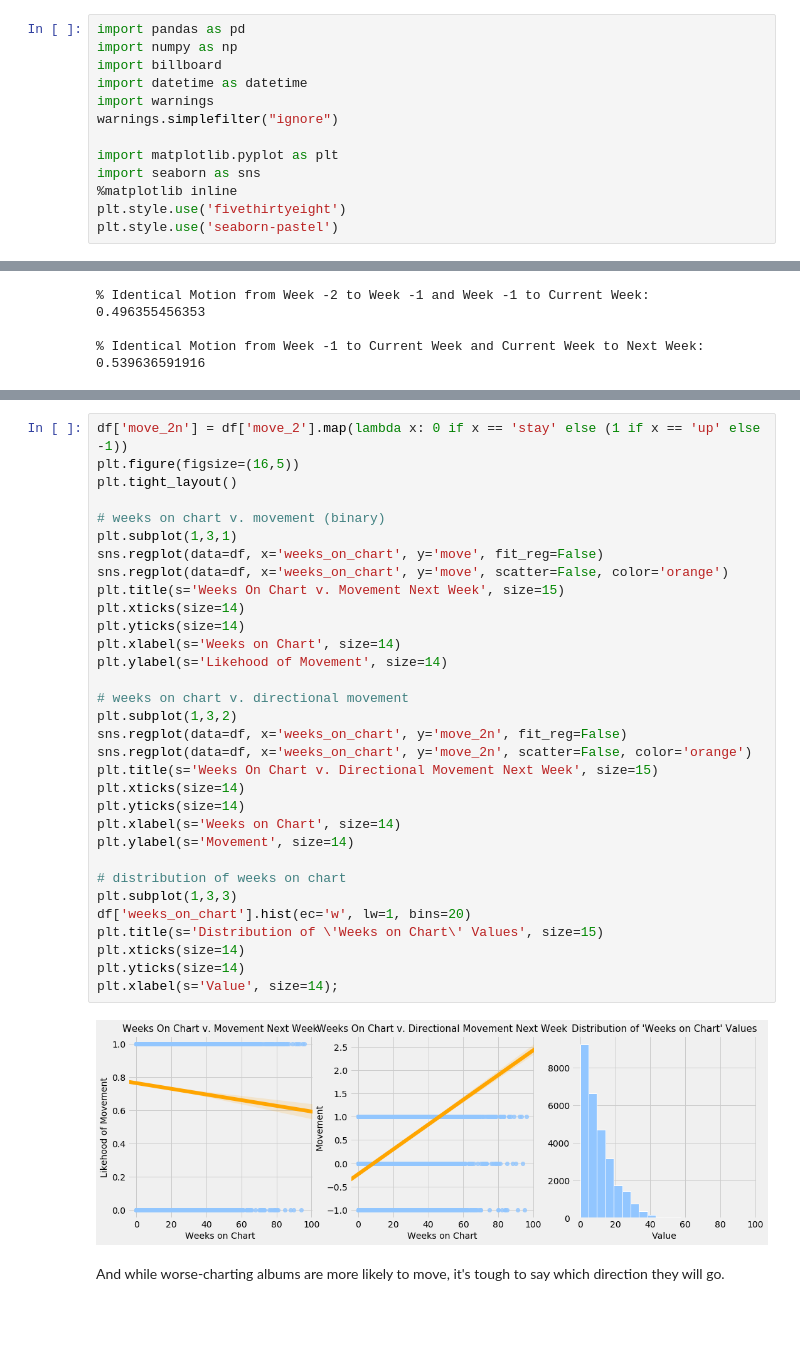
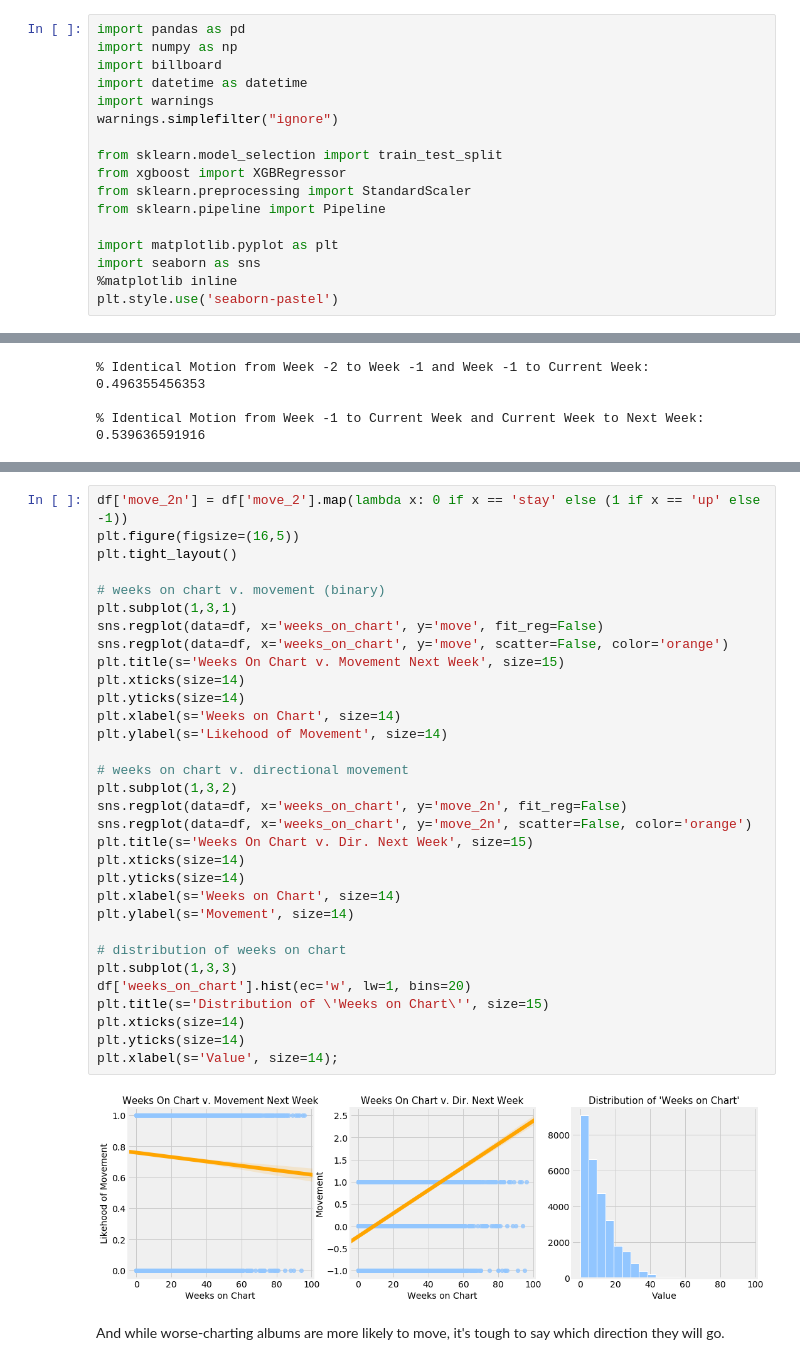
Before and after one commit to afriedman412/r-b_billboard_charts, a Jupyter notebook: bootsy_final_2.ipynb, the cells around one changed output, grey strips where cells are left out. Drawn from its saved outputs; the diff is of its cells as text; blank space fills up the shorter version.

```diff
--- a/bootsy_final_2.ipynb
+++ b/bootsy_final_2.ipynb
@@ -31,10 +31,14 @@ import datetime as datetime
 import warnings
 warnings.simplefilter("ignore")
 
+from sklearn.model_selection import train_test_split
+from xgboost import XGBRegressor
+from sklearn.preprocessing import StandardScaler
+from sklearn.pipeline import Pipeline
+
 import matplotlib.pyplot as plt
 import seaborn as sns
 %matplotlib inline
-plt.style.use('fivethirtyeight')
 plt.style.use('seaborn-pastel')
 # %%
 def charto(chart='r-b-hip-hop-albums', date='1984-01-22'):
@@ -312,36 +321,36 @@ For example, as an album stays on the charts, it becomes less likely to move, an
 df['move_2n'] = df['move_2'].map(lambda x: 0 if x == 'stay' else (1 if x == 'up' else -1))
 plt.figure(figsize=(16,5))
 plt.tight_layout()
 
 # weeks on chart v. movement (binary)
 plt.subplot(1,3,1)
 sns.regplot(data=df, x='weeks_on_chart', y='move', fit_reg=False)
 sns.regplot(data=df, x='weeks_on_chart', y='move', scatter=False, color='orange')
 plt.title(s='Weeks On Chart v. Movement Next Week', size=15)
 plt.xticks(size=14)
 plt.yticks(size=14)
 plt.xlabel(s='Weeks on Chart', size=14)
 plt.ylabel(s='Likehood of Movement', size=14)
 
 # weeks on chart v. directional movement
 plt.subplot(1,3,2)
 sns.regplot(data=df, x='weeks_on_chart', y='move_2n', fit_reg=False)
 sns.regplot(data=df, x='weeks_on_chart', y='move_2n', scatter=False, color='orange')
-plt.title(s='Weeks On Chart v. Directional Movement Next Week', size=15)
+plt.title(s='Weeks On Chart v. Dir. Next Week', size=15)
 plt.xticks(size=14)
 plt.yticks(size=14)
 plt.xlabel(s='Weeks on Chart', size=14)
 plt.ylabel(s='Movement', size=14)
 
 # distribution of weeks on chart
 plt.subplot(1,3,3)
 df['weeks_on_chart'].hist(ec='w', lw=1, bins=20)
-plt.title(s='Distribution of \'Weeks on Chart\' Values', size=15)
+plt.title(s='Distribution of \'Weeks on Chart\'', size=15)
 plt.xticks(size=14)
 plt.yticks(size=14)
 plt.xlabel(s='Value', size=14);
 # %% [output]
-[figure, old version]
+[figure, new version]
 # %% [markdown]
 And while worse-charting albums are more likely to move, it's tough to say which direction they will go.
 # %%
```
Also changed, not shown: parts of 35 cells of this notebook.
